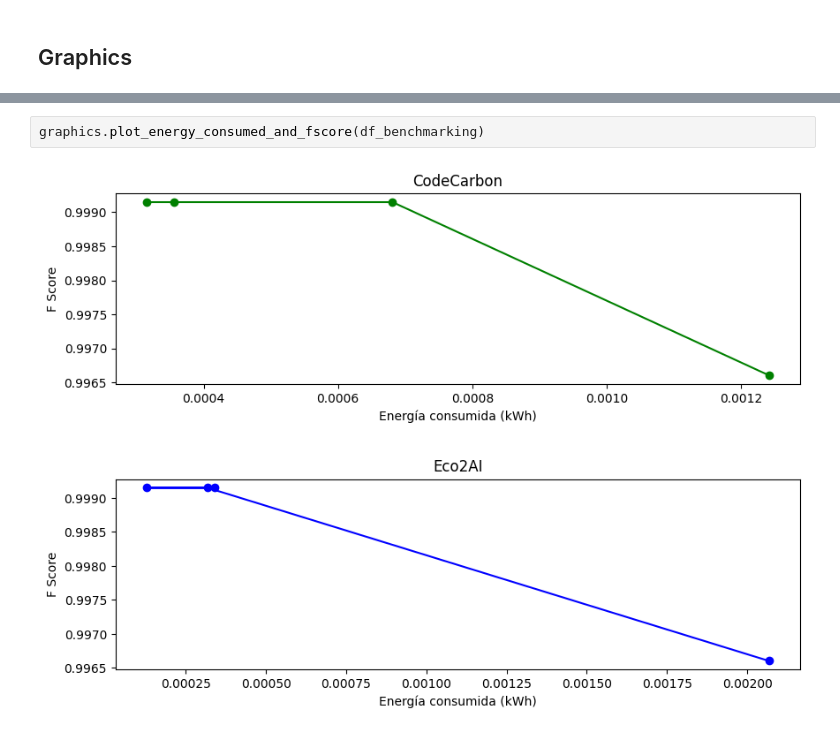
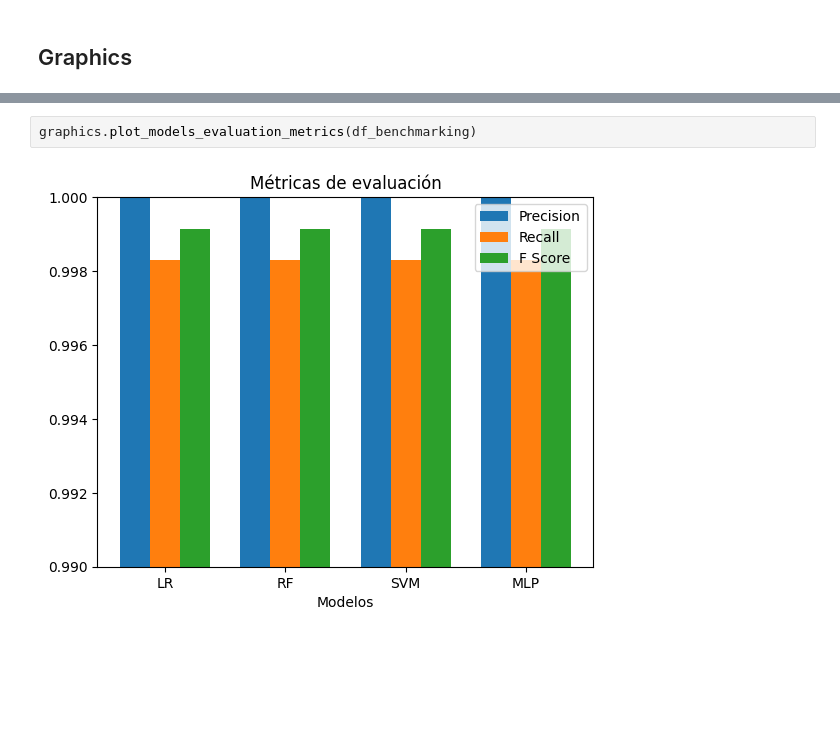
Before and after one commit to misanchz98/TFG-Project, a Jupyter notebook: benchmarking/benchmarking.ipynb, the cells around one changed output, grey strips where cells are left out. Drawn from its saved outputs; the diff is of its cells as text; blank space fills up the shorter version.

```diff
--- a/benchmarking/benchmarking.ipynb
+++ b/benchmarking/benchmarking.ipynb
@@ -172,4 +174,4 @@ graphics.plot_models_energy_consumed(df_benchmarking)
 # %%
-graphics.plot_energy_consumed_and_fscore(df_benchmarking)
+graphics.plot_models_evaluation_metrics(df_benchmarking)
 # %% [output]
-[figure, old version]
+[figure, new version]
```
Also changed, not shown: parts of 4 cells of this notebook, 5 other files.
